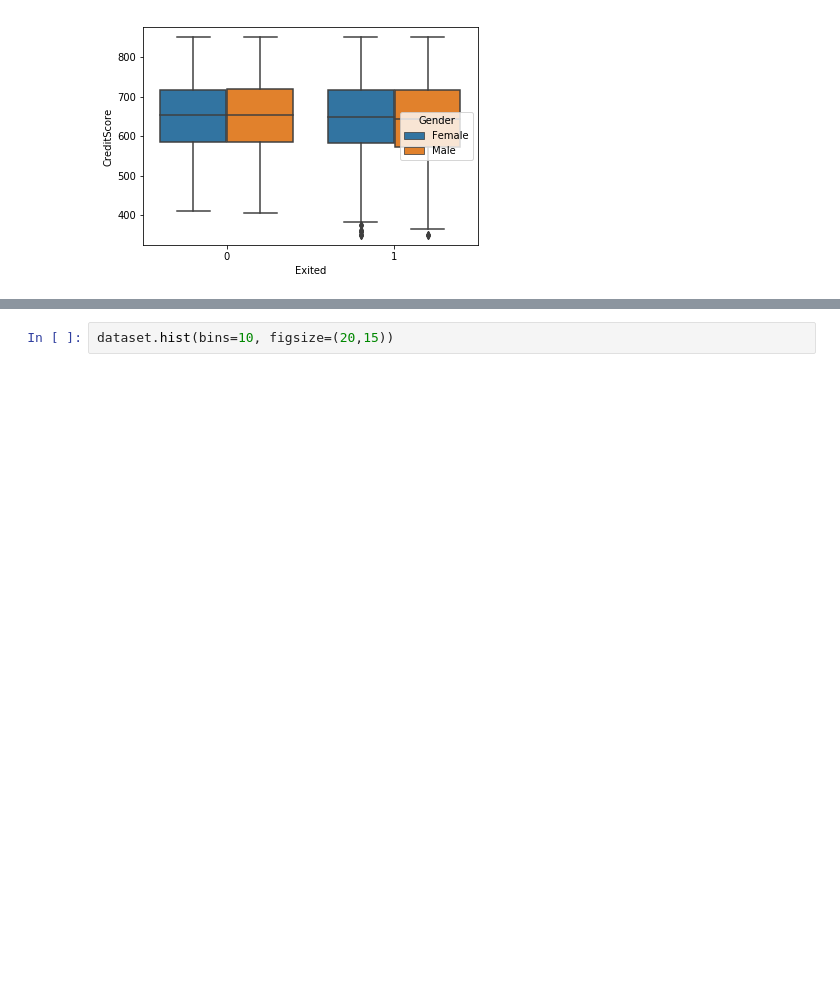
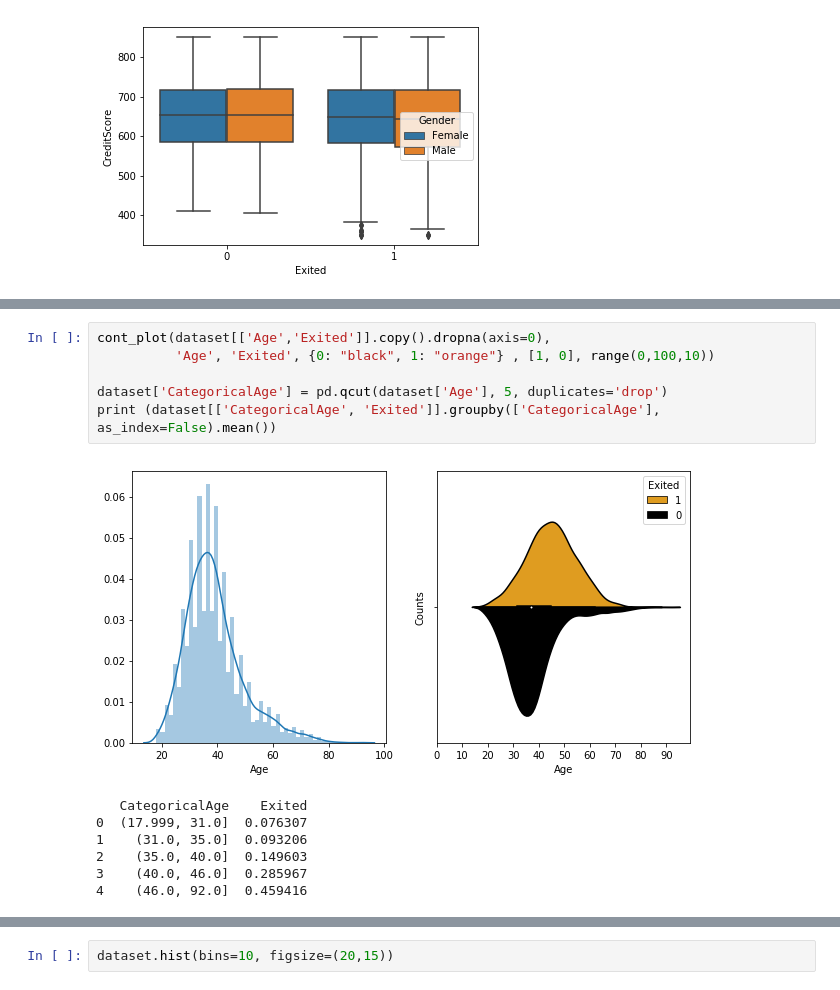
Before and after one commit to nhancv/nc-kaggle-ml, a Jupyter notebook: bank-customer-churn/src/bank-customer-churn-modeling.ipynb, the cells around one changed output, grey strips where cells are left out. Drawn from its saved outputs; the diff is of its cells as text; blank space fills up the shorter version.

```diff
--- a/bank-customer-churn/src/bank-customer-churn-modeling.ipynb
+++ b/bank-customer-churn/src/bank-customer-churn-modeling.ipynb
@@ -358,0 +386,14 @@ DrawBoxplot2(dataset, xAtt = 'Exited', yAtt='CreditScore', hAtt='Gender')
+# %%
+cont_plot(dataset[['Age','Exited']].copy().dropna(axis=0),
+          'Age', 'Exited', {0: "black", 1: "orange"} , [1, 0], range(0,100,10))
+
+dataset['CategoricalAge'] = pd.qcut(dataset['Age'], 5, duplicates='drop')
+print (dataset[['CategoricalAge', 'Exited']].groupby(['CategoricalAge'], as_index=False).mean())
+# %% [output]
+[figure, added]
+   CategoricalAge    Exited
+0  (17.999, 31.0]  0.076307
+1    (31.0, 35.0]  0.093206
+2    (35.0, 40.0]  0.149603
+3    (40.0, 46.0]  0.285967
+4    (46.0, 92.0]  0.459416
```
Also changed, not shown: parts of 59 cells of this notebook.
